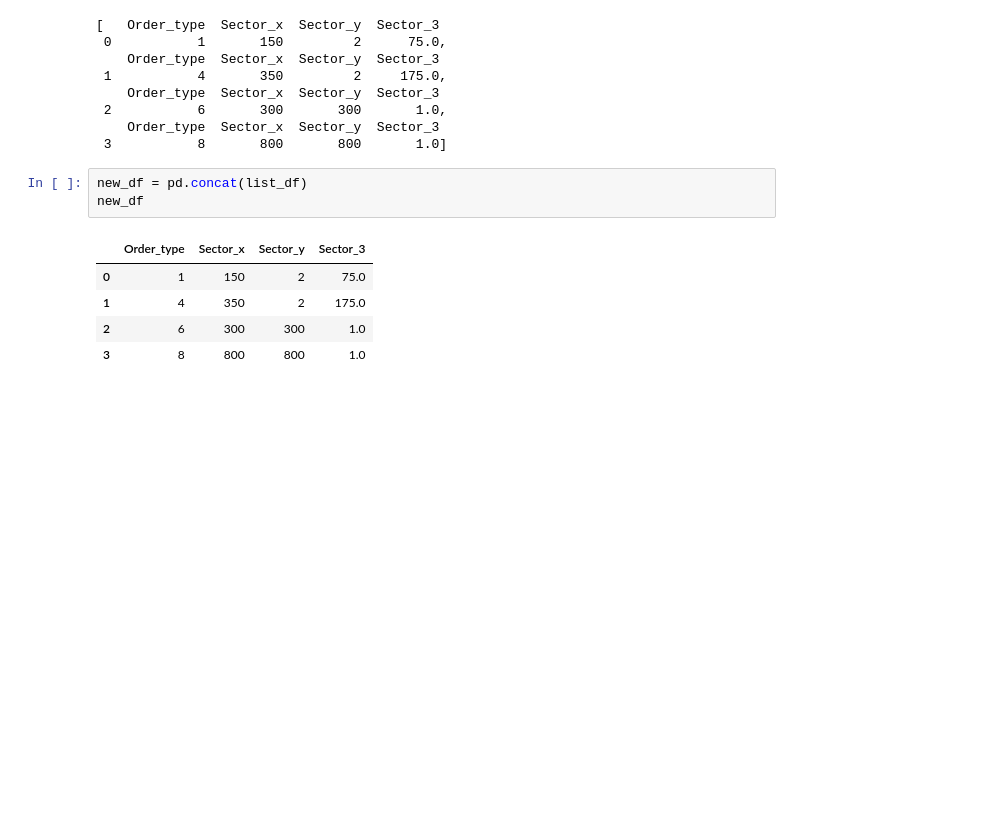
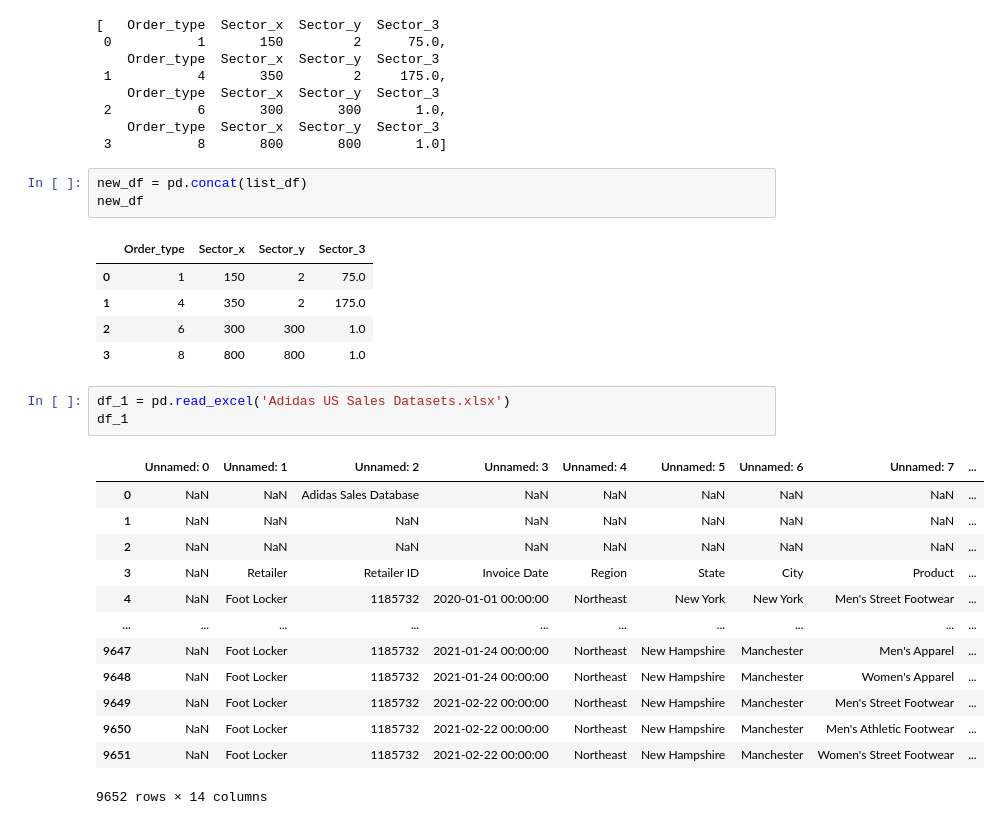
Before and after one commit to DTsapin/Python_DS-ML_practice, a Jupyter notebook: loop_and_pandas_practic.ipynb, the cells around one changed output. Cells and saved outputs as stored; diff of their text form; blank space fills up the shorter version.

```diff
--- a/loop_and_pandas_practic.ipynb
+++ b/loop_and_pandas_practic.ipynb
@@ -75,3 +75,20 @@ new_df
 | 1 | 4 | 350 | 2 | 175.0 |
 | 2 | 6 | 300 | 300 | 1.0 |
 | 3 | 8 | 800 | 800 | 1.0 |
+# %%
+df_1 = pd.read_excel('Adidas US Sales Datasets.xlsx')
+df_1
+# %% [output]
+|  | Unnamed: 0 | Unnamed: 1 | Unnamed: 2 | Unnamed: 3 | Unnamed: 4 | Unnamed: 5 | Unnamed: 6 | Unnamed: 7 | ... |
+| 0 | NaN | NaN | Adidas Sales Database | NaN | NaN | NaN | NaN | NaN | ... |
+| 1 | NaN | NaN | NaN | NaN | NaN | NaN | NaN | NaN | ... |
+| 2 | NaN | NaN | NaN | NaN | NaN | NaN | NaN | NaN | ... |
+| 3 | NaN | Retailer | Retailer ID | Invoice Date | Region | State | City | Product | ... |
+| 4 | NaN | Foot Locker | 1185732 | 2020-01-01 00:00:00 | Northeast | New York | New York | Men's Street Footwear | ... |
+| ... | ... | ... | ... | ... | ... | ... | ... | ... | ... |
+| 9647 | NaN | Foot Locker | 1185732 | 2021-01-24 00:00:00 | Northeast | New Hampshire | Manchester | Men's Apparel | ... |
+| 9648 | NaN | Foot Locker | 1185732 | 2021-01-24 00:00:00 | Northeast | New Hampshire | Manchester | Women's Apparel | ... |
+| 9649 | NaN | Foot Locker | 1185732 | 2021-02-22 00:00:00 | Northeast | New Hampshire | Manchester | Men's Street Footwear | ... |
+| 9650 | NaN | Foot Locker | 1185732 | 2021-02-22 00:00:00 | Northeast | New Hampshire | Manchester | Men's Athletic Footwear | ... |
+| 9651 | NaN | Foot Locker | 1185732 | 2021-02-22 00:00:00 | Northeast | New Hampshire | Manchester | Women's Street Footwear | ... |
+9652 rows × 14 columns
```
Also changed, not shown: parts of 13 cells of this notebook.
